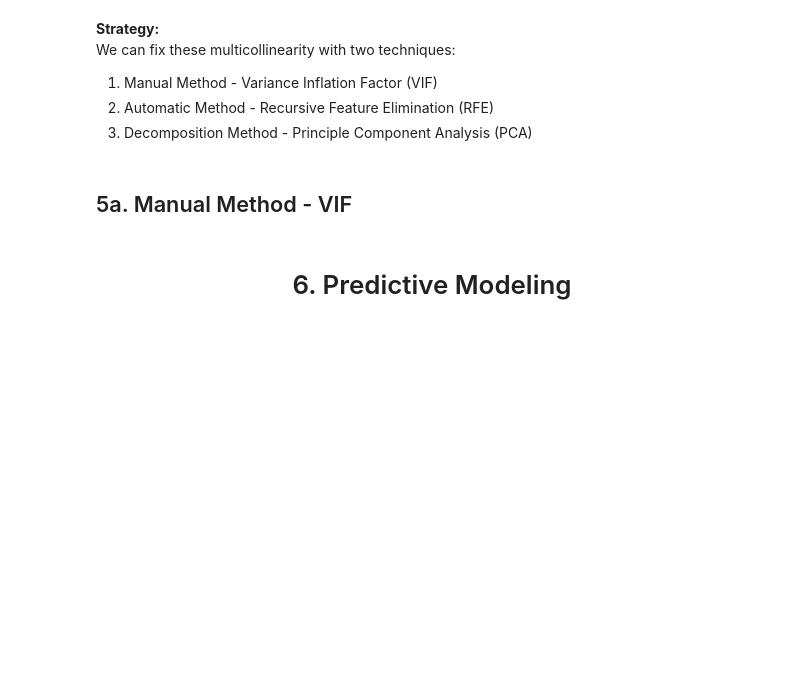
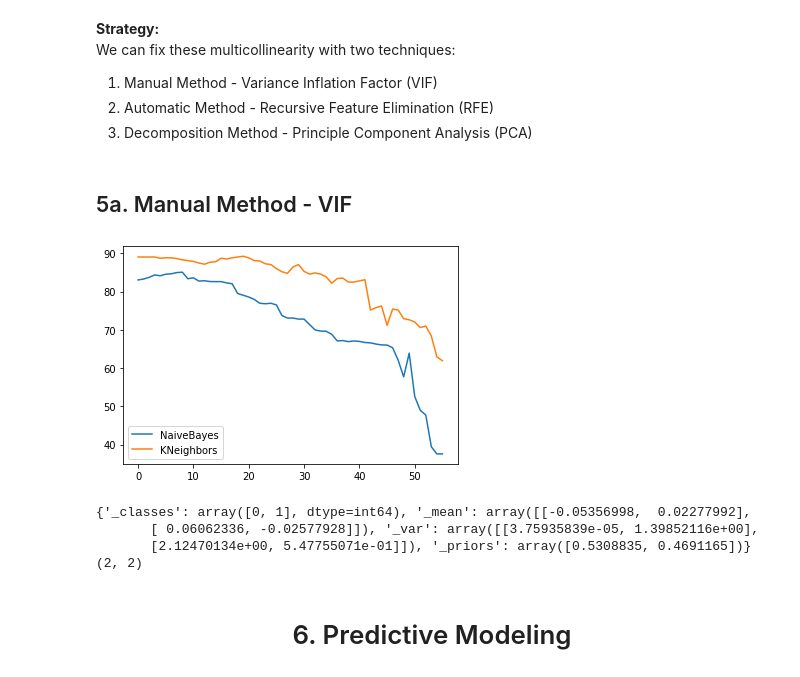
Before and after one commit to josteda99/proyecto-connect4, a Jupyter notebook: email-spam-detection-comparing-best-ml-models copy 2.ipynb, the cells around one changed output. Saved outputs shown, nothing was run; the diff lists cells and outputs as text; code cells hidden in the pictures; blank space fills up the shorter version.

```diff
--- a/email-spam-detection-comparing-best-ml-models copy 2.ipynb
+++ b/email-spam-detection-comparing-best-ml-models copy 2.ipynb
@@ -381,3 +326,28 @@ print(type(test_Y))
+# %%
+# Calculate the VIFs to remove multicollinearity
+vif_selector = VIF()
+vif_selector.fit(train_X_std, train_Y)
+
+# Models to to test againts the VIF
+bayes_ = NaiveBayes()
+knn_ = KNeighbors(5)
+
+feautes_X_selected, scores = vif_selector.transform(bayes_, knn_, test_features=test_X_std, test_target=test_Y)
+
+for model_name, score in scores.items():
+    plt.plot(score, label=model_name)
+plt.legend()
+plt.show()
+# %% [output]
+[figure, added]
+# %%
+print(bayes_.__dict__)
+print(bayes_._var.shape)
+# %% [output]
+{'_classes': array([0, 1], dtype=int64), '_mean': array([[-0.05356998,  0.02277992],
+       [ 0.06062336, -0.02577928]]), '_var': array([[3.75935839e-05, 1.39852116e+00],
+       [2.12470134e+00, 5.47755071e-01]]), '_priors': array([0.5308835, 0.4691165])}
+(2, 2)
 # %% [markdown]
 # <center> 6. Predictive Modeling
 # %% [markdown]
```
Also changed, not shown: parts of 8 cells of this notebook, 1 other file.
